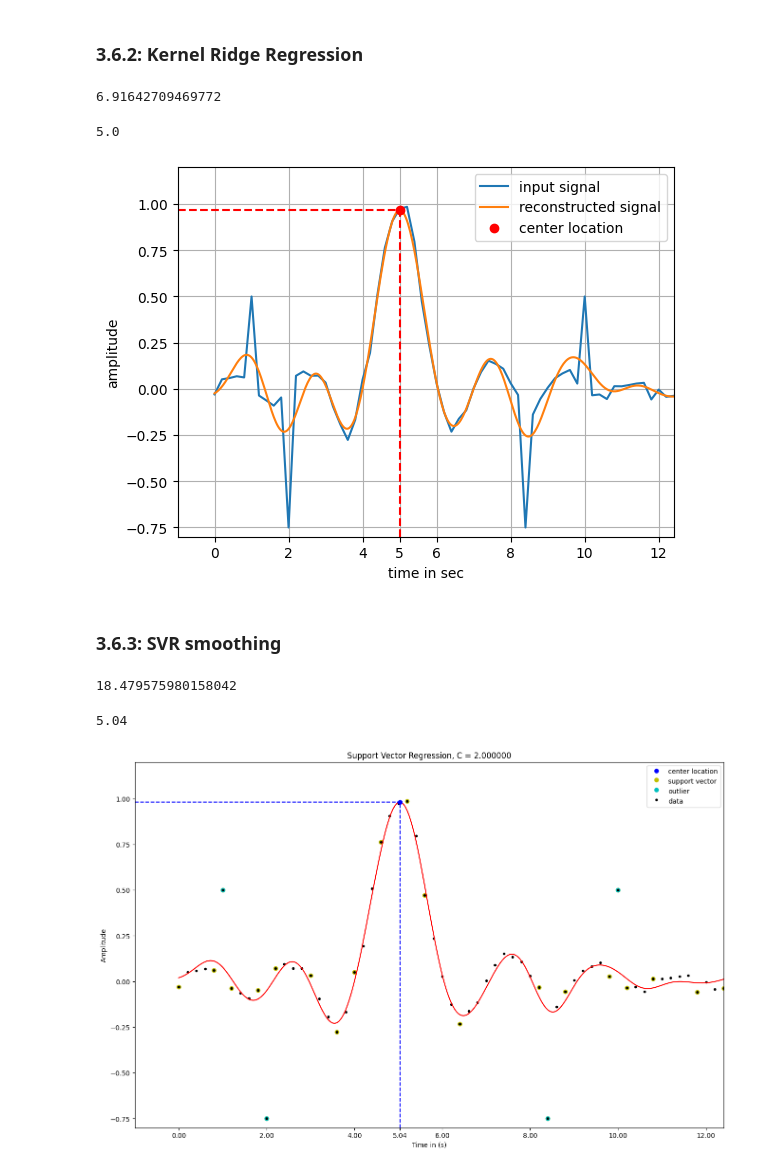
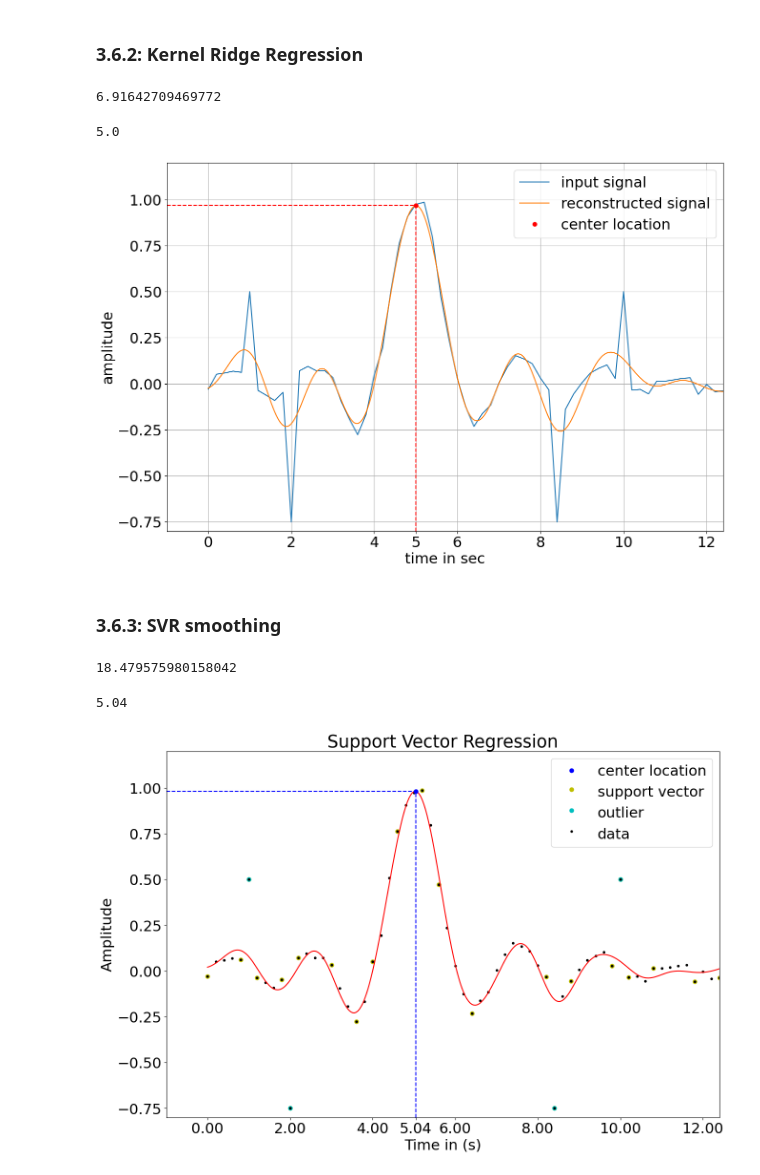
Before and after one commit to s184012/ml-in-signal-assignment3, a Jupyter notebook: problemset3.ipynb, the cells around one changed output. Saved outputs shown, nothing was run; the diff lists cells and outputs as text; code cells hidden in the pictures.

```diff
--- a/problemset3.ipynb
+++ b/problemset3.ipynb
@@ -170,19 +181,20 @@ import matplotlib.pyplot as plt
 
 
 # Set the parameters
+plt.rcParams.update({'font.size': 22})
 
 q = 1
 dt = 0.1
-s = 0.5
-k=0.001
-alpha = 0.1;
+s = 0.01
+k=0.01
+alpha = 0.0001;
 A = np.array([
     [1, dt,],
     [0, 1,]
 ])
-Q = q*np.array([
+Q = np.array([
     [k, alpha],
-    [0,  k]
+    [alpha,  k]
 ])
 
 H = np.array([
@@ -190,11 +202,11 @@ H = np.array([
     [0, 0]])
 R = s**2*np.identity(2)
 m0 = np.array([[0], [-1]])
-P0 = np.array([[.001, 0], [.1, .001]])
+P0 = np.array([[.001, .1], [.1, .001]])
 
 # Simulate data
 
-# np.random.seed(1)
+np.random.seed(1)
 
 steps = 10
 X = np.zeros((len(A), steps))
@@ -273,6 +285,7 @@ import os
 import numpy as np
 import soundfile as sf
 import matplotlib.pyplot as plt
+plt.rcParams.update({'font.size': 22})
 
 problem= 'problem3_6'
 matdata = loadmat(f'{problem}.mat')
@@ -381,7 +394,9 @@ max_idx = np.argmax(y)
 ymax, tmax = y[max_idx], t[max_idx]
 
 # Plot the signal
-plt.figure(figsize=(10,10))
+plt.rcParams.update({'font.size': 22})
+
+plt.figure(figsize=(15,10))
 plt.plot(t, y)
 plt.plot(tmax, ymax, 'ro')
 plt.legend(['Signal', 'Center'], )
@@ -441,6 +456,7 @@ ymax, tmax = z0[max_idx], t_sample[max_idx]
 
 # plot
 fig, ax = plt.subplots()
+fig.set_size_inches(15, 10)
 ax.set_xlabel('time in sec')
 ax.set_ylabel('amplitude')
 ax.plot(t, y, label='input signal')
@@ -460,7 +476,7 @@ tmax
 # %% [output]
 6.91642709469772
 5.0
-[figure, old version]
+[figure, new version]
 # %% [markdown]
 ### 3.6.3: SVR smoothing
 # %%
@@ -500,33 +516,33 @@ outliers = regressor.support_[(np.abs(regressor.dual_coef_) >= C).squeeze()]
 # SNR in dB
 mask = np.ones(len(t), dtype=bool)
 mask[outliers] = False
 error = y[mask] - y_pred[indices][mask]
 snr = 10*np.log10(np.sum(y_pred[indices][mask]**2)/np.sum(error**2))
 display(snr)
 
 # Center loaction
 max_idx = np.argmax(y_pred.squeeze())
 ymax, tmax = y_pred[max_idx], t_sample[max_idx]
 display(tmax)
 
 # plot
-plt.figure(figsize=(16,10))
+plt.figure(figsize=(15,10))
 plt.stem(x_col[regressor.support_], y_row[regressor.support_], linefmt = 'none', markerfmt='yo', label='support vector', basefmt=" ", )
 plt.stem(x_col[outliers], y_row[outliers], linefmt = 'none', markerfmt='co', label='outlier', basefmt=" ", )
 plt.stem(x_col, y_row,  linefmt = 'none', markerfmt='k.', label='data', basefmt=" ", )
 plt.plot(t_col, y_pred, color = 'red')
 plt.plot(tmax, ymax, 'bo', label='center location')
 plt.xticks(list(plt.xticks()[0]) + [round(tmax,3)])
 plt.xlim(-1, max(t))
 plt.ylim(-.8, 1.2)
 plt.vlines(tmax, -.8, ymax, linestyles='dashed', colors='b')
 plt.hlines(ymax, -1, tmax, linestyles='dashed', colors='b')
-plt.title("Support Vector Regression, C = %f" % C)
+plt.title("Support Vector Regression")
 plt.xlabel("Time in (s)")
 plt.ylabel("Amplitude")
 plt.legend()
 plt.show()
 # %% [output]
 18.479575980158042
 5.04
-[figure, old version]
+[figure, new version]
```
Also changed, not shown: parts of 5 cells of this notebook.
